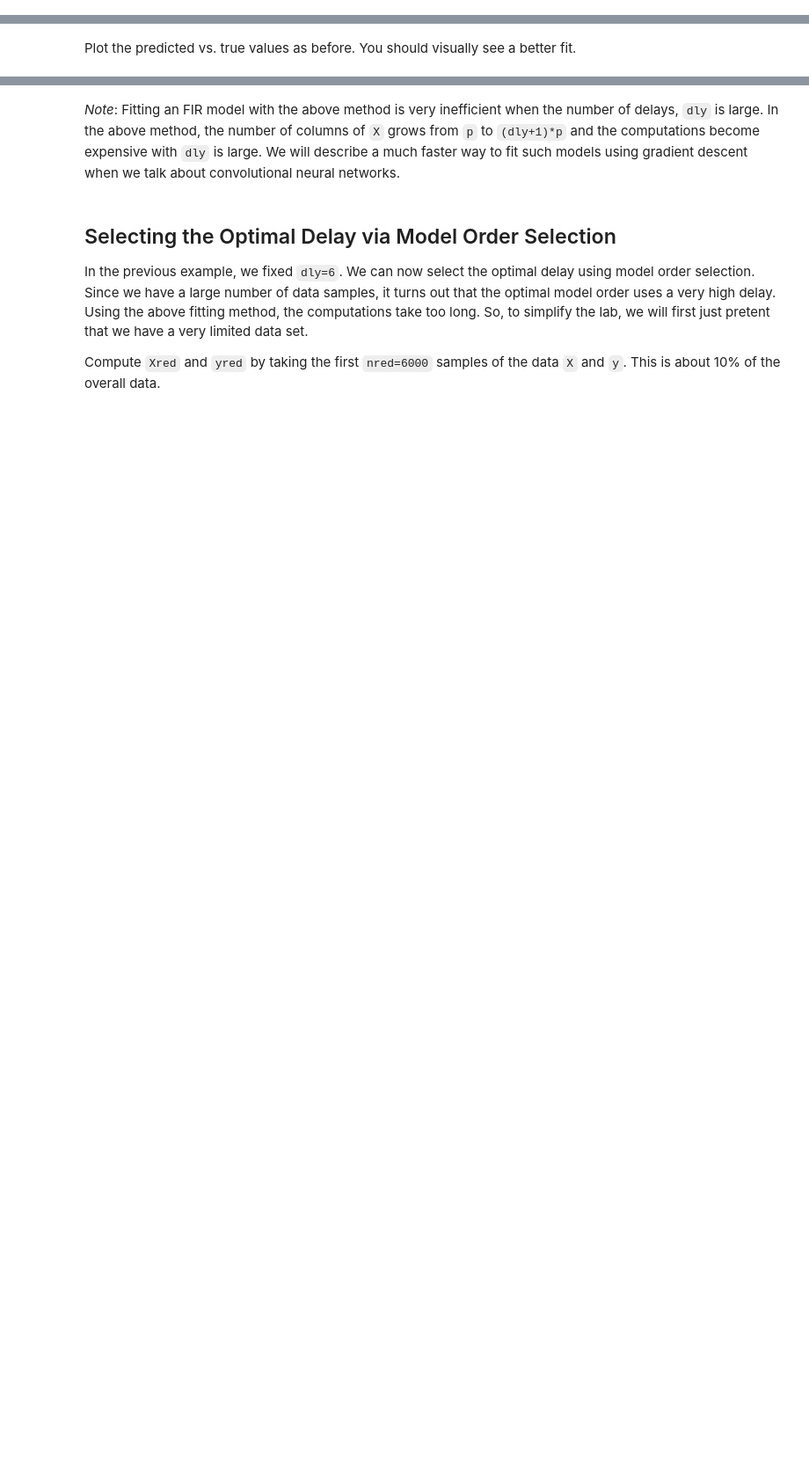
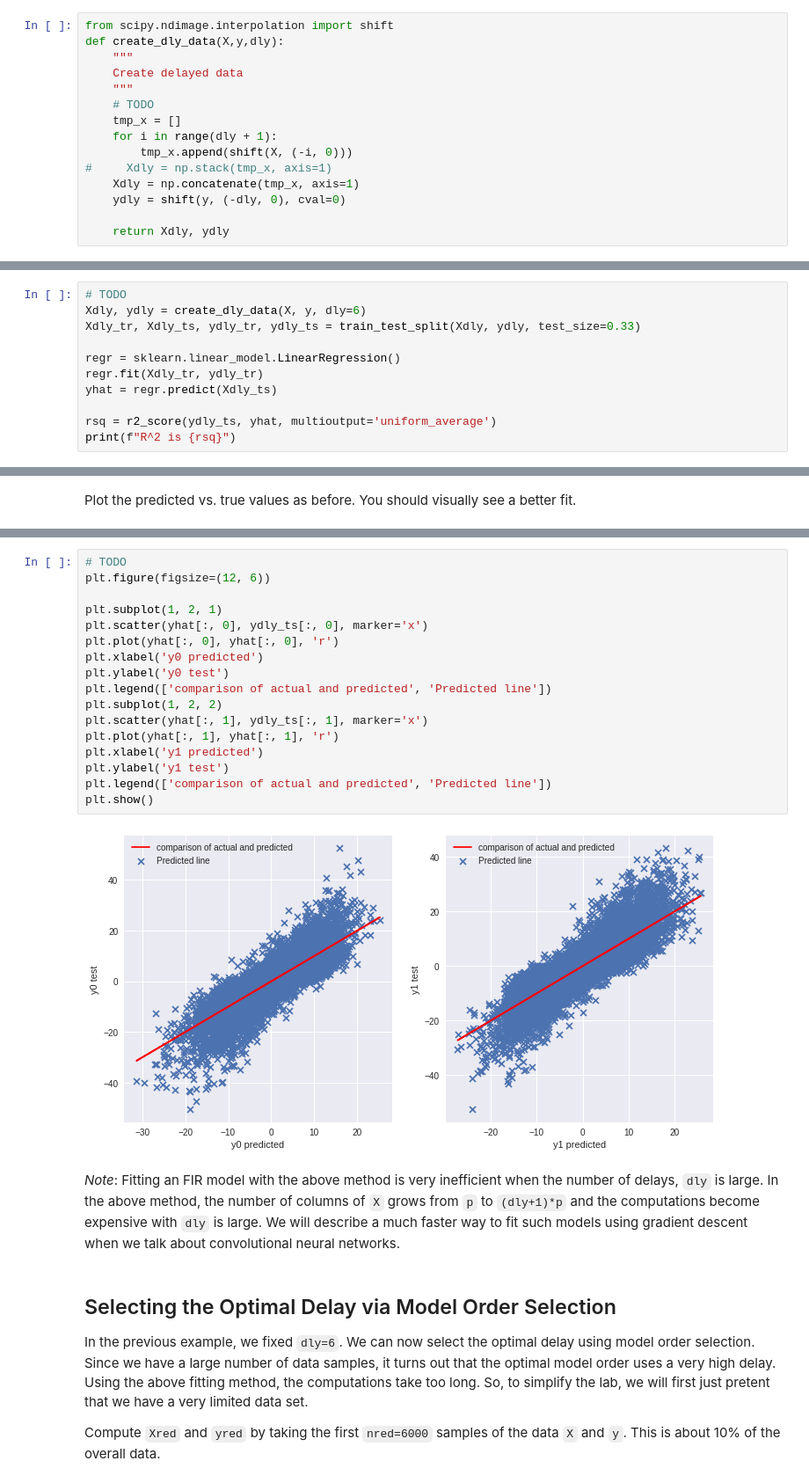
Before and after one commit to zhaobenx/ML-homework, a Jupyter notebook: Lab 4/lab_neural_partial.ipynb, the cells around one changed output, grey strips where cells are left out. Shown at 88% size. Drawn from its saved outputs; the diff is of its cells as text; blank space fills up the shorter version.

```diff
--- a/Lab 4/lab_neural_partial.ipynb
+++ b/Lab 4/lab_neural_partial.ipynb
@@ -166,3 +155,18 @@ def create_dly_data(X,y,dly):
+# %%
+from scipy.ndimage.interpolation import shift
+def create_dly_data(X,y,dly):
+    """
+    Create delayed data
+    """
+    # TODO
+    tmp_x = []
+    for i in range(dly + 1):
+        tmp_x.append(shift(X, (-i, 0)))
+#     Xdly = np.stack(tmp_x, axis=1)
+    Xdly = np.concatenate(tmp_x, axis=1)
+    ydly = shift(y, (-dly, 0), cval=0)
+
+    return Xdly, ydly
 # %% [markdown]
 Now fit an linear delayed model with `dly=6` additional delay lags.  That is,
 * Create delayed data `Xdly,ydly=create_dly_data(X,y,dly=6)`
@@ -175,0 +178,11 @@ If you did this correctly, you should get a new `R^2` score around 0.69.  This i
+# %%
+# TODO
+Xdly, ydly = create_dly_data(X, y, dly=6)
+Xdly_tr, Xdly_ts, ydly_tr, ydly_ts = train_test_split(Xdly, ydly, test_size=0.33)
+
+regr = sklearn.linear_model.LinearRegression()
+regr.fit(Xdly_tr, ydly_tr)
+yhat = regr.predict(Xdly_ts)
+
+rsq = r2_score(ydly_ts, yhat, multioutput='uniform_average')
+print(f"R^2 is {rsq}")
@@ -180,3 +193,22 @@ Plot the predicted vs. true values as before. You should visually see a better f
+# %%
+# TODO
+plt.figure(figsize=(12, 6))
+
+plt.subplot(1, 2, 1)
+plt.scatter(yhat[:, 0], ydly_ts[:, 0], marker='x')
+plt.plot(yhat[:, 0], yhat[:, 0], 'r')
+plt.xlabel('y0 predicted')
+plt.ylabel('y0 test')
+plt.legend(['comparison of actual and predicted', 'Predicted line'])
+plt.subplot(1, 2, 2)
+plt.scatter(yhat[:, 1], ydly_ts[:, 1], marker='x')
+plt.plot(yhat[:, 1], yhat[:, 1], 'r')
+plt.xlabel('y1 predicted')
+plt.ylabel('y1 test')
+plt.legend(['comparison of actual and predicted', 'Predicted line'])
+plt.show()
+# %% [output]
+[figure, added]
 # %% [markdown]
 *Note*:  Fitting an FIR model with the above method is very inefficient when the number of delays, `dly` is large.  In the above method, the number of columns of `X` grows from `p` to `(dly+1)*p` and the computations become expensive with `dly` is large.  We will describe a much faster way to fit such models using gradient descent when we talk about convolutional neural networks.
 # %% [markdown]
```
Also changed, not shown: parts of 10 cells of this notebook.
